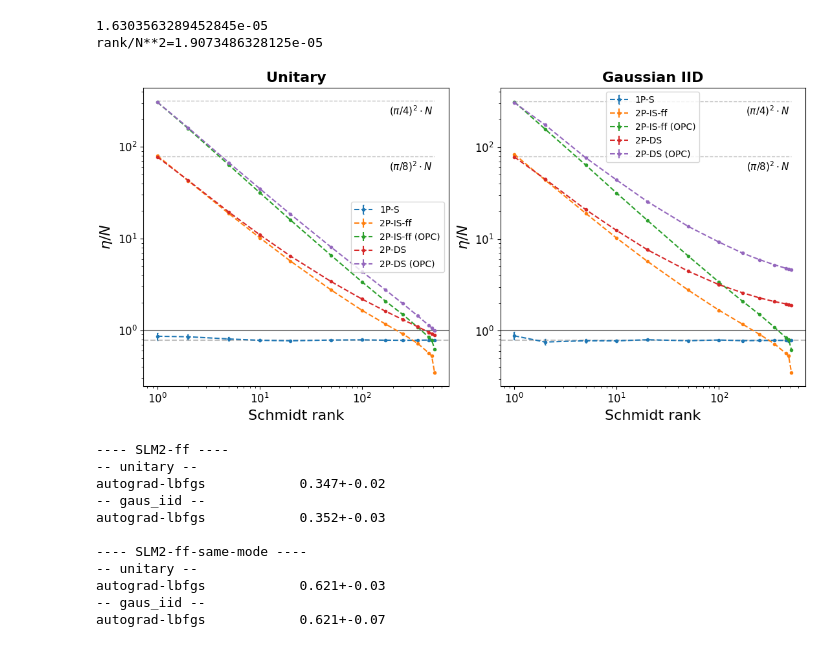
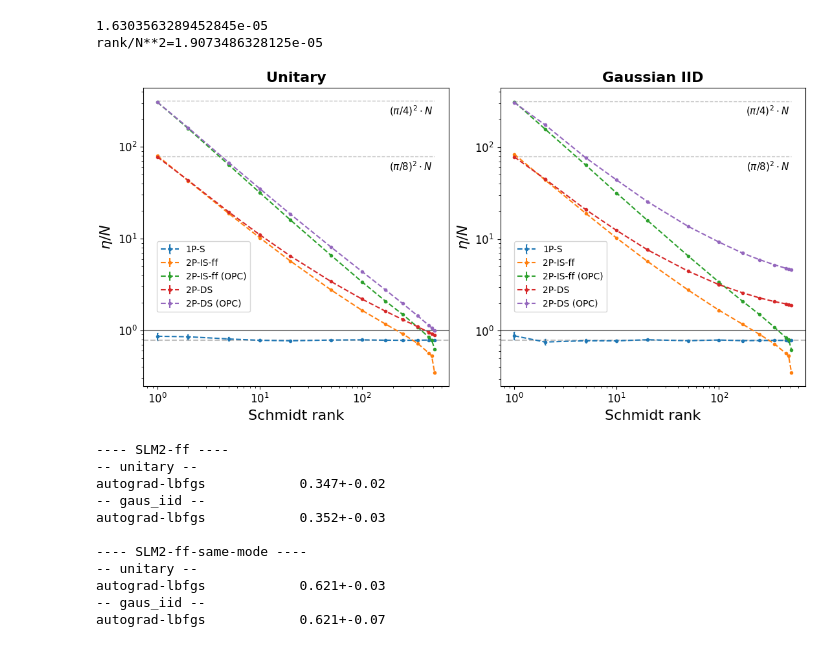
Before and after one commit to rubiaek/qwfs, a Jupyter notebook: qwfs/view_plots.ipynb, the cells around one changed output. Saved outputs shown, nothing was run; the diff lists cells and outputs as text; code cells hidden in the pictures.

Commit message:
Better legend location

```diff
--- a/qwfs/view_plots.ipynb
+++ b/qwfs/view_plots.ipynb
@@ -738,35 +738,35 @@ def show_schmidt(normalize=True, log_scale=True):
         if log_scale:
             ax.set_xscale('log')
             ax.set_yscale('log')
         else:
             ax.set_xlim((-0.01, None))
             ax.set_ylim((-0.1, None))
 
-        ax.legend()
+        ax.legend(loc='upper left', bbox_to_anchor=(0.03, 0.5))
         ax.set_xlabel('Schmidt rank', fontsize=16)
         if normalize:
             ax.set_ylabel('$\eta/N$', fontsize=16)
         else:
             ax.set_ylabel('$I_{out}$', fontsize=16)
 
         if T_method == 'gaus_iid':
             ax.set_title(f'Gaussian IID', fontweight='bold', fontsize=16)
         elif T_method == 'unitary':
             ax.set_title(f'Unitary', fontweight='bold', fontsize=16)
 
         ax.axhline(y=np.pi/4, color='gray', linestyle='--', alpha=0.5)
         ax.axhline(y=1, color='black', linestyle='-', alpha=0.5)
         ax.tick_params(axis='both', labelsize=12)
 
     # fig.show()
     fig.savefig(r"G:\My Drive\Projects\ScalingQWFS\Paper\Figures\Schmidt.png")
 
 # Show total powers
 # show_schmidt(normalize=False, log_scale=False)
 # Show enhancements (scaling changes from quadratic in N to linear, so need log scale)
 show_schmidt(normalize=True, log_scale=True)
 # %% [output]
-[figure, old version]
+[figure, new version]
 # %%
 # The result for the 2P-IS-ff configuration at K=512 is the same as the result for 2P-IS configuration with DOC=0.5 (N_pixels=256)
 path = glob.glob(rf'{DATA_DIR}\schmidt\*K=512*')[0]
```
